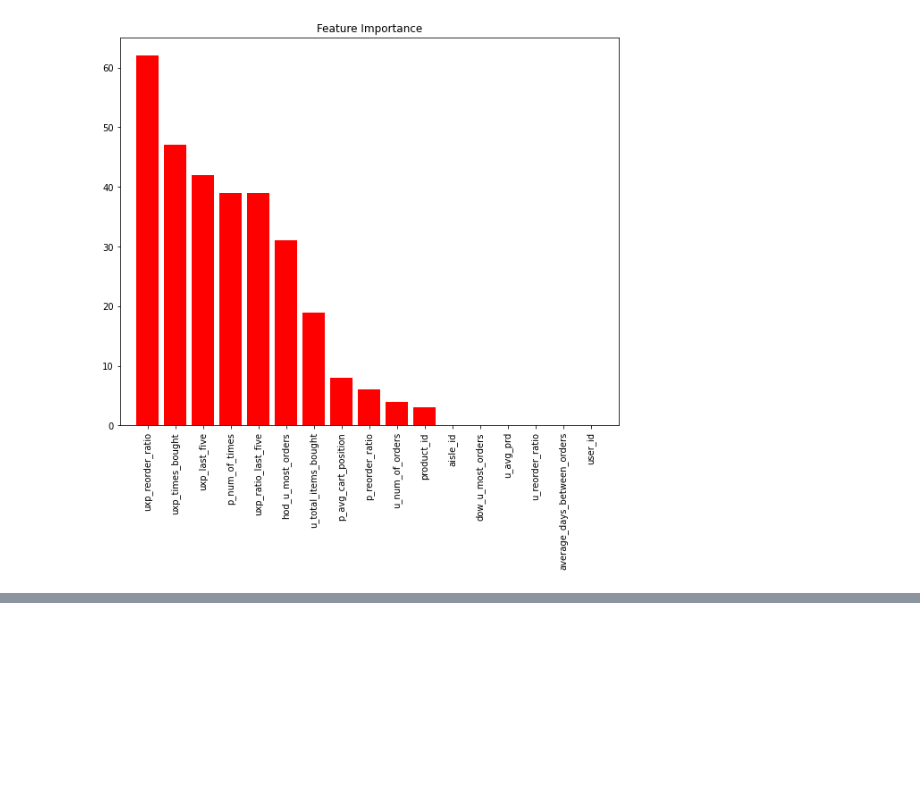
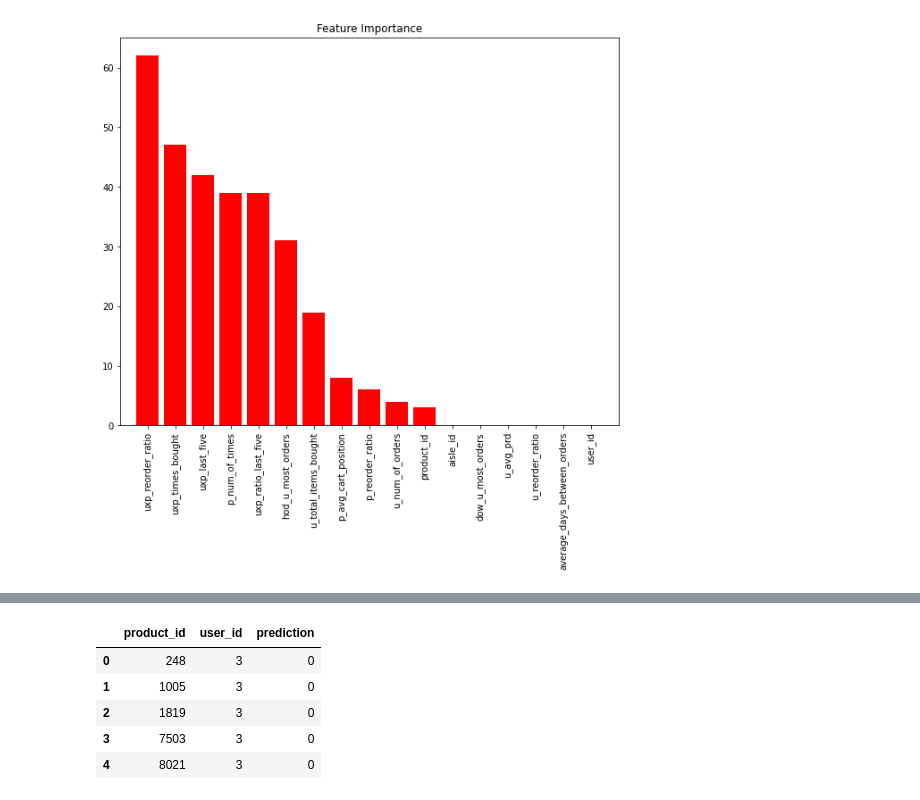
Before and after one commit to shitizz24/Grocery-Recommender, a Jupyter notebook: Notebooks/LGBM.ipynb, the cells around one changed output, grey strips where cells are left out. Drawn from its saved outputs; the diff is of its cells as text; code cells hidden in the pictures; blank space fills up the shorter version.

```diff
--- a/Notebooks/LGBM.ipynb
+++ b/Notebooks/LGBM.ipynb
@@ -143,0 +120,14 @@ KeyboardInterrupt: ignored
+# %%
+final = data_test.reset_index()
+# Keep only the required columns to create our submission file (for chapter 6)
+final = final[['product_id', 'user_id', 'prediction']]
+
+gc.collect()
+final.head()
+# %% [output]
+|  | product_id | user_id | prediction |
+| 0 | 248 | 3 | 0 |
+| 1 | 1005 | 3 | 0 |
+| 2 | 1819 | 3 | 0 |
+| 3 | 7503 | 3 | 0 |
+| 4 | 8021 | 3 | 0 |
```
Also changed, not shown: parts of 17 cells of this notebook.
